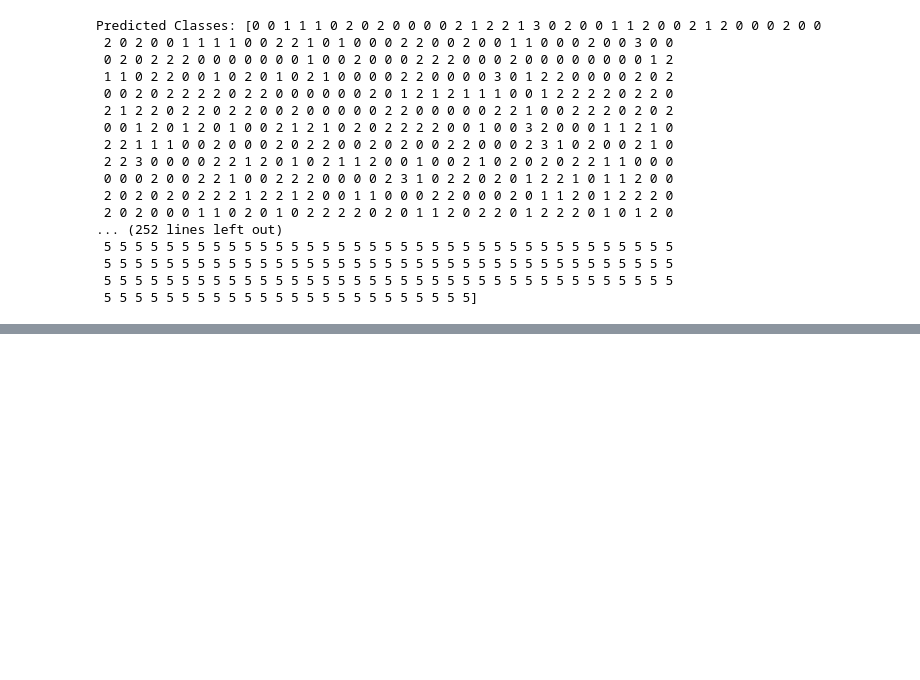
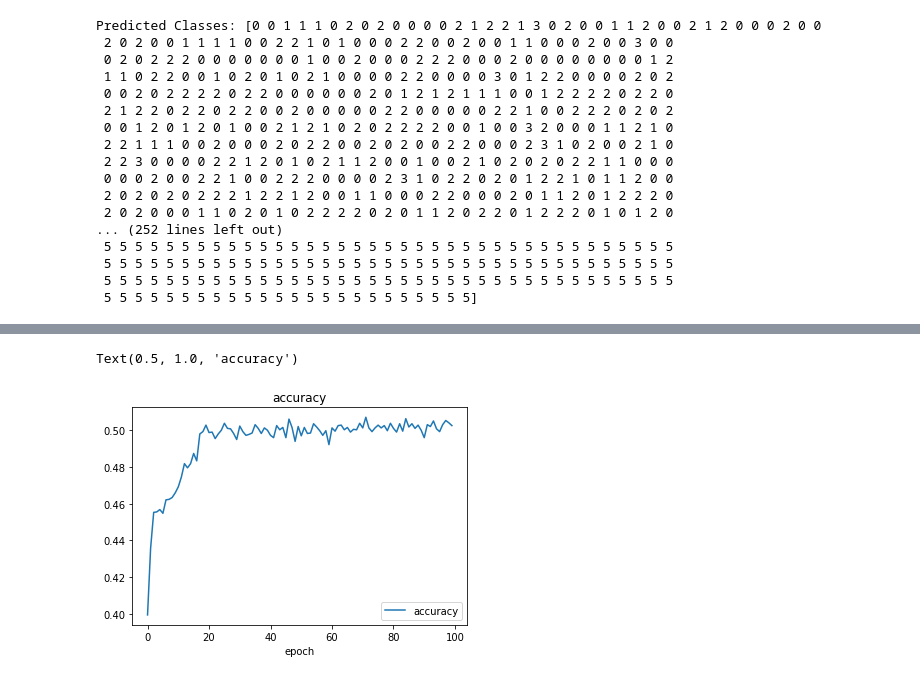
Before and after one commit to Pranav-Sukumar/NFL_Combine_Analysis, a Jupyter notebook: Seenu_Initial_Analysis/SeenuNFL.ipynb, the cells around one changed output, grey strips where cells are left out. Drawn from its saved outputs; the diff is of its cells as text; code cells hidden in the pictures; blank space fills up the shorter version.

```diff
--- a/Seenu_Initial_Analysis/SeenuNFL.ipynb
+++ b/Seenu_Initial_Analysis/SeenuNFL.ipynb
@@ -439,0 +433,7 @@ Number of Labels: 4945
+# %%
+model = keras.Sequential()
+#model.add(Dense(units=6, input_shape=(len(parameters),), activation='softmax'))
+model.add(Dense(6, activation="relu"))
+model.add(Dense(6, activation="softmax"))
+model.compile(Adam(lr=0.01), loss='categorical_crossentropy', metrics=['accuracy'])
+h = model.fit(x=data_players, y=pos_cat, validation_split = 0.2, verbose=1, epochs=100, shuffle=True)
@@ -439,0 +460,9 @@ Number of Labels: 4945
+# %%
+# display accuracy of model
+plt.plot(h.history['accuracy'])
+plt.xlabel('epoch')
+plt.legend(['accuracy'])
+plt.title('accuracy')
+# %% [output]
+Text(0.5, 1.0, 'accuracy')
+[figure, added]
```
Also changed, not shown: parts of 29 cells of this notebook.
